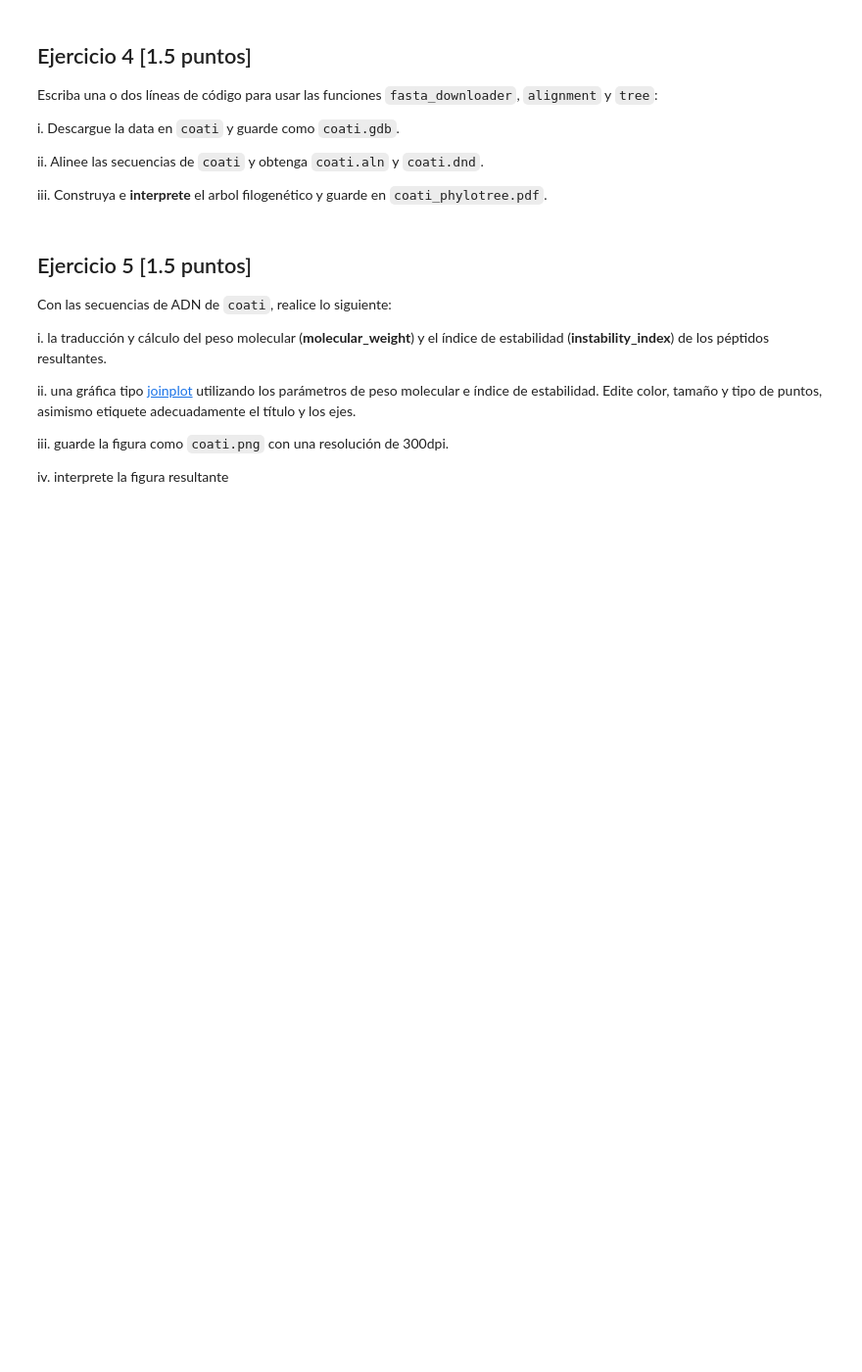
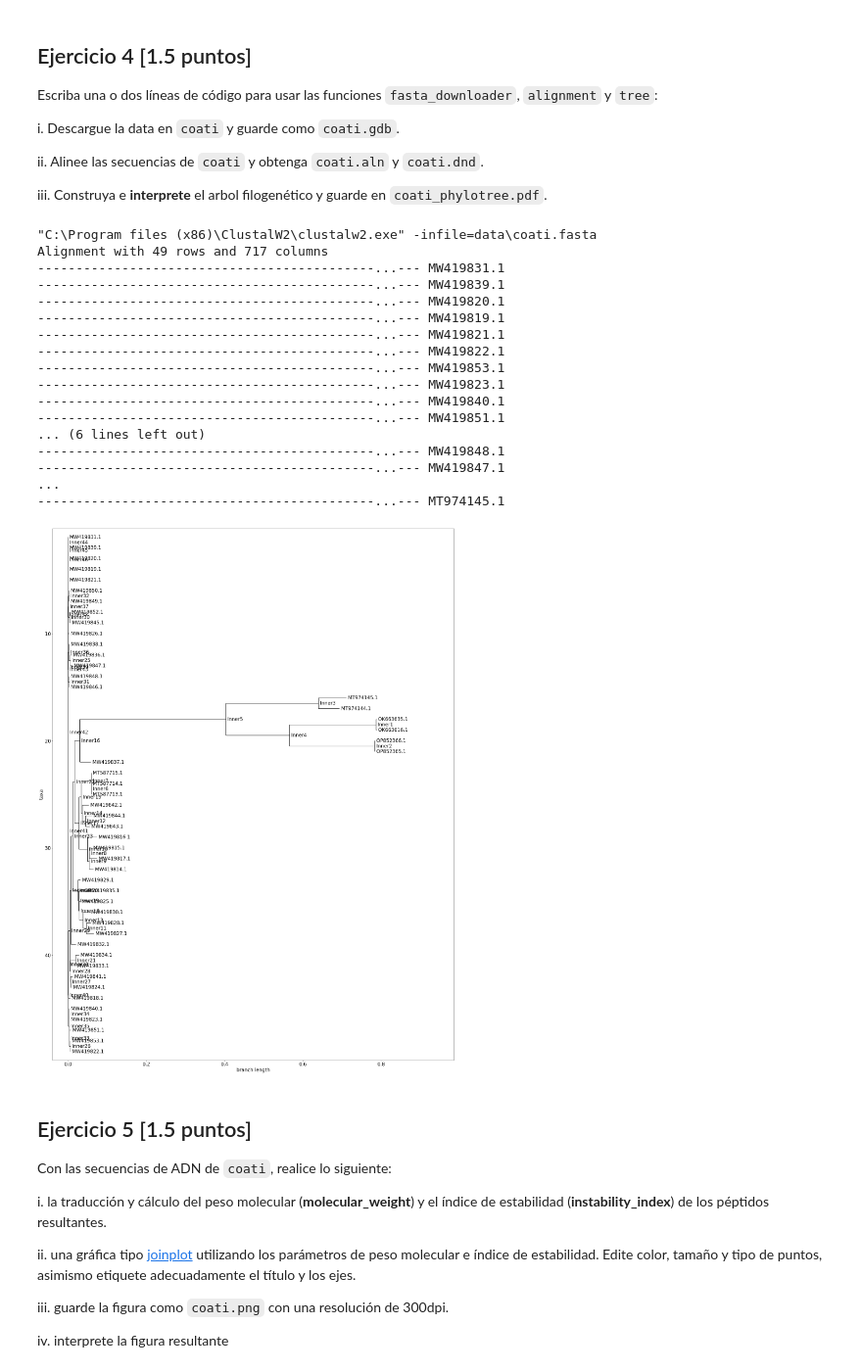
Before and after one commit to OmarCaiza99/2022II_GBI6_exam2, a Jupyter notebook: 2022II_GBI6G01_ExamenPython.ipynb, the cells around one changed output. Shown at 98% size. Saved outputs shown, nothing was run; the diff lists cells and outputs as text; code cells hidden in the pictures; blank space fills up the shorter version.

```diff
--- a/2022II_GBI6G01_ExamenPython.ipynb
+++ b/2022II_GBI6G01_ExamenPython.ipynb
@@ -118,3 +106,27 @@
+# %%
+import coati
+coati.fasta_downloader("data\coati.txt")
+coati.aligment("data\coati.fasta")
+coati.tree("data\coati.aln")
+# %% [output]
+"C:\Program files (x86)\ClustalW2\clustalw2.exe" -infile=data\coati.fasta
+Alignment with 49 rows and 717 columns
+--------------------------------------------...--- MW419831.1
+--------------------------------------------...--- MW419839.1
+--------------------------------------------...--- MW419820.1
+--------------------------------------------...--- MW419819.1
+--------------------------------------------...--- MW419821.1
+--------------------------------------------...--- MW419822.1
+--------------------------------------------...--- MW419853.1
+--------------------------------------------...--- MW419823.1
+--------------------------------------------...--- MW419840.1
+--------------------------------------------...--- MW419851.1
+... (6 lines left out)
+--------------------------------------------...--- MW419848.1
+--------------------------------------------...--- MW419847.1
+...
+--------------------------------------------...--- MT974145.1
+[figure, added]
 # %% [markdown]
 ## Ejercicio 5 [1.5 puntos]
 
```
Also changed, not shown: parts of 7 cells of this notebook, 6 other files.
